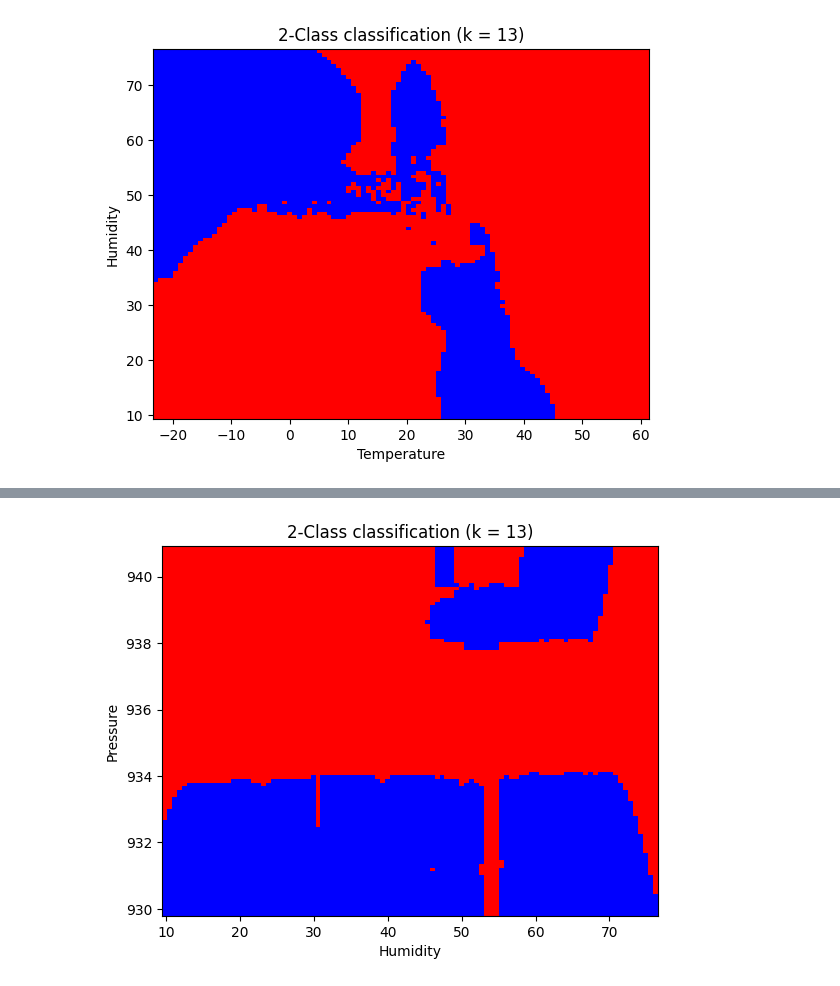
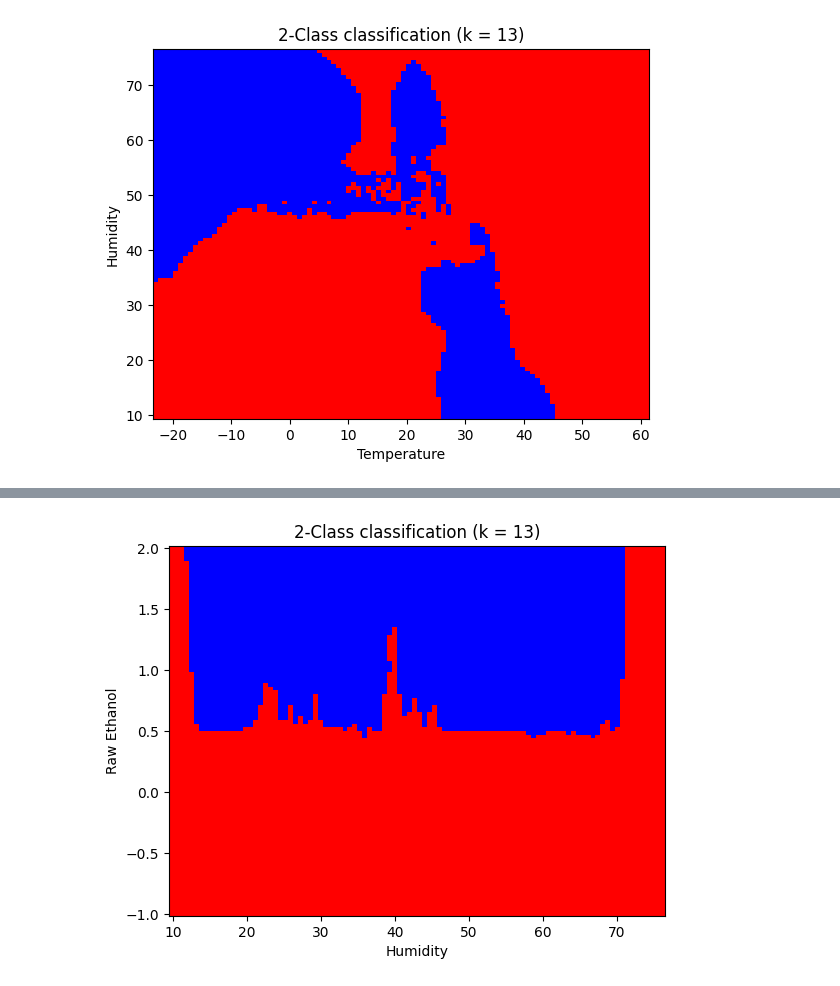
Before and after one commit to Mitchelle-Creado-15-06-1997/Smoke-Detection, a Jupyter notebook: v2/knn_final.ipynb, the cells around one changed output, grey strips where cells are left out. Drawn from its saved outputs; the diff is of its cells as text; code cells hidden in the pictures.

```diff
--- a/v2/knn_final.ipynb
+++ b/v2/knn_final.ipynb
@@ -467,8 +475,8 @@ showPlots([4,5])
 # %%
 # Humidity and Pressure
-showPlots([1,6])
+showPlots([1,5])
 # %% [output]
-[figure, old version]
+[figure, new version]
 # %%
 # Temperature and CO2
 showPlots([0,3])
```
Also changed, not shown: parts of 20 cells of this notebook.
